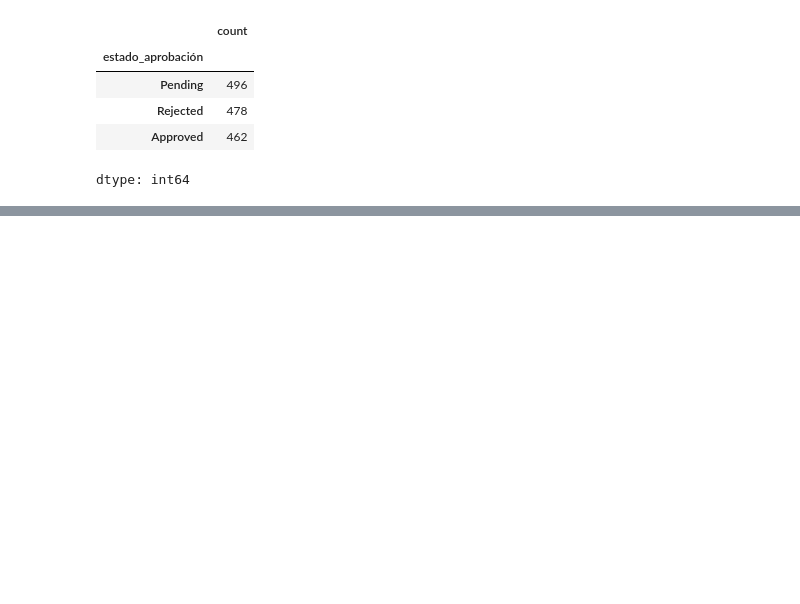
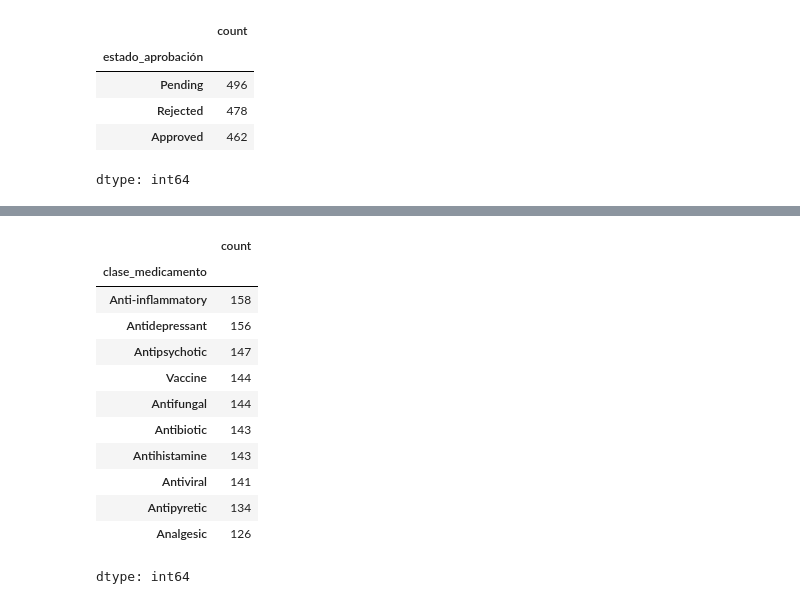
Before and after one commit to r2x4/aprendiendo_machine, a Jupyter notebook: machine.ipynb, the cells around one changed output, grey strips where cells are left out. Cells and saved outputs as stored; diff of their text form; code cells hidden in the pictures; blank space fills up the shorter version.

```diff
--- a/machine.ipynb
+++ b/machine.ipynb
@@ -217,0 +245,16 @@ dtype: int64
+# %%
+datos_ml['clase_medicamento'].value_counts()
+# %% [output]
+|  | count |
+| clase_medicamento |  |
+| Anti-inflammatory | 158 |
+| Antidepressant | 156 |
+| Antipsychotic | 147 |
+| Vaccine | 144 |
+| Antifungal | 144 |
+| Antibiotic | 143 |
+| Antihistamine | 143 |
+| Antiviral | 141 |
+| Antipyretic | 134 |
+| Analgesic | 126 |
+dtype: int64
```
Also changed, not shown: parts of 15 cells of this notebook.
